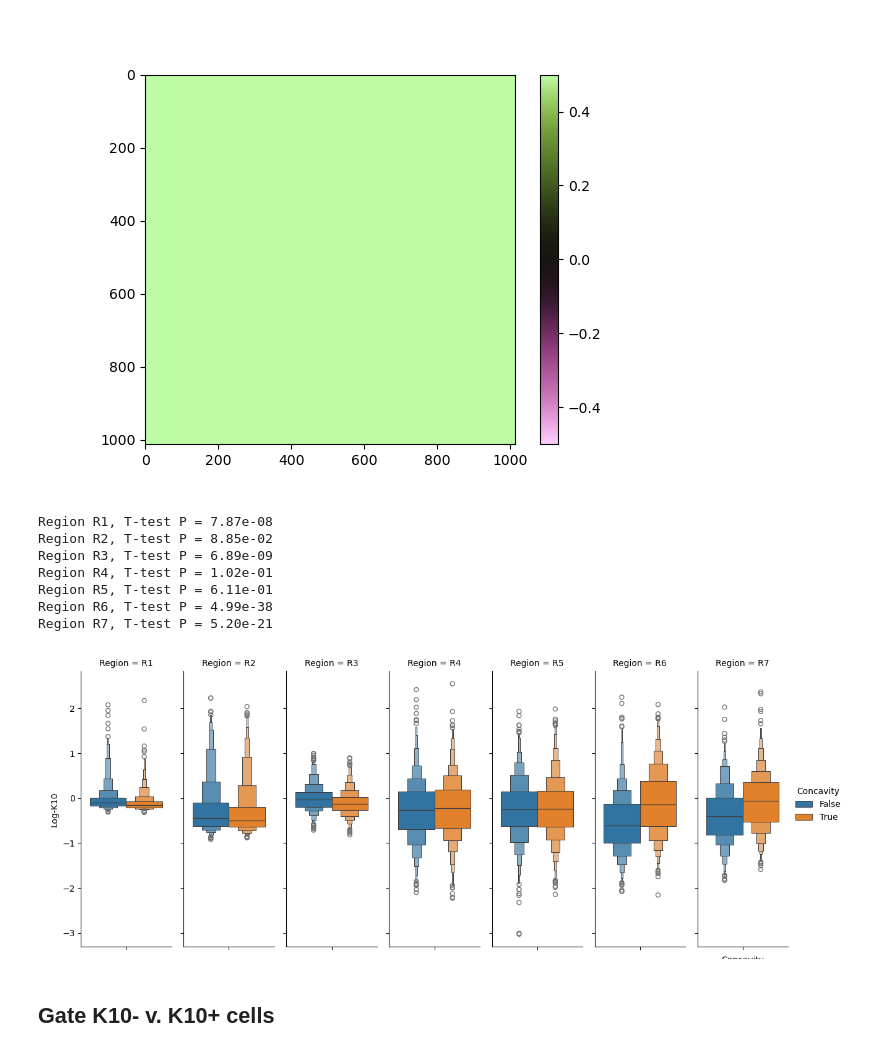
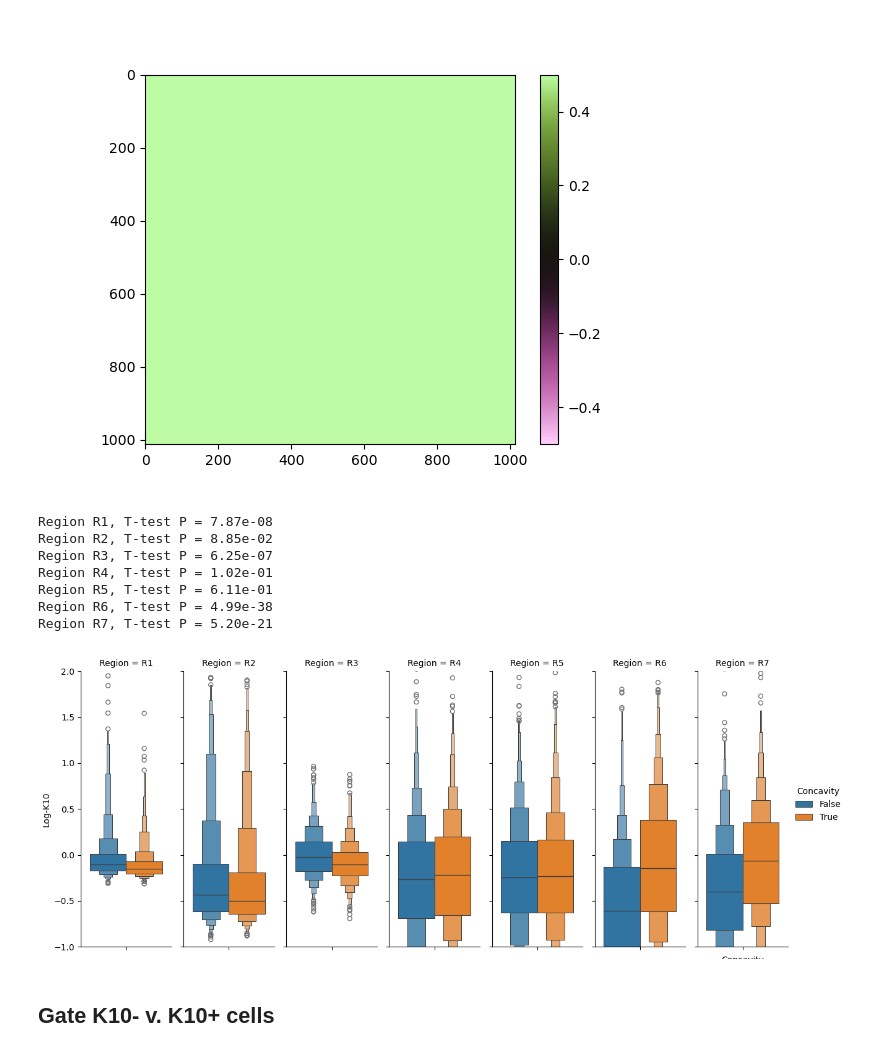
Before and after one commit to xies/mouse_skin_size_control, a Jupyter notebook: 2025_lineage_analysis/k10_analysis/reslice_k10_flat.ipynb, the cells around one changed output. Cells and saved outputs as stored; diff of their text form; code cells hidden in the pictures.

```diff
--- a/2025_lineage_analysis/k10_analysis/reslice_k10_flat.ipynb
+++ b/2025_lineage_analysis/k10_analysis/reslice_k10_flat.ipynb
@@ -31,7 +31,7 @@ dirnames = {'R1':'/Users/xies/Library/CloudStorage/OneDrive-Stanford/Skin/Two ph
             'R2':'/Users/xies/Library/CloudStorage/OneDrive-Stanford/Skin/Two photon/Shared/K10 paw/K10-R2/Uncropped',
             'R5':'/Users/xies/Library/CloudStorage/OneDrive-Stanford/Skin/Two photon/Shared/K10 paw/K10-R4/Cropped',
             'R4':'/Users/xies/Library/CloudStorage/OneDrive-Stanford/Skin/Two photon/Shared/K10 paw/K10-R7/Cropped',
-           'R3':'/Users/xies/Library/CloudStorage/OneDrive-Stanford/Skin/Two photon/Shared/K10 paw/Time course/Prelim analysis',
+           'R3':'/Users/xies/Library/CloudStorage/OneDrive-Stanford/Skin/Two photon/Shared/K10 paw/Time course/Prelim analysis/t3',
            'R6':'/Users/xies/Library/CloudStorage/OneDrive-Stanford/Skin/Two photon/Shared/K10 paw/K10-R3/Cropped',
            'R7':'/Users/xies/Library/CloudStorage/OneDrive-Stanford/Skin/Two photon/Shared/K10 paw/K10-R6/Cropped'}
 
@@ -192,10 +196,10 @@ stackview.switch( {'K10':mean_curvature.T,'mem':k10_resliced},
 # %% [output]
 HBox(children=(VBox(children=(VBox(children=(HBox(children=(VBox(children=(ImageWidget(height=427, width=427),…
 # %%
-for region,dirname in dirnames.items():
-    filelist = glob(path.join(dirname,'mem_resliced_basal_seg.npy'))
-    m = np.load(filelist[0],allow_pickle=True).item()['masks']
-    io.imsave(path.join(dirname,'cp_masks_raw.tif'),m)
+# for region,dirname in dirnames.items():
+#     filelist = glob(path.join(dirname,'mem_resliced_basal_seg.npy'))
+#     m = np.load(filelist[0],allow_pickle=True).item()['masks']
+#     io.imsave(path.join(dirname,'cp_masks_raw.tif'),m)
 
 masks = {}
 for region,dirname in dirnames.items():
@@ -359,22 +363,23 @@ plt.savefig('/Users/xies/Desktop/vanimo.svg')
 # %%
 all_df['Concavity'] = all_df['curvature'] > 0
 sb.catplot(all_df,hue='Concavity',y='Log-K10',col='Region',sharey=True,kind='boxen',
           aspect=0.35,col_order=['R1','R2','R3','R4','R5','R6','R7'])
+plt.ylim([-1,2])
 plt.xlabel('Concavity')
 plt.savefig('/Users/xies/Library/CloudStorage/OneDrive-Stanford/Skin/Two photon/Shared/K10 paw/Figures/k1o_concavity_catplot_by_region.svg')
 
 for name,df in all_df.groupby('Region'):
     R,P = ttest_from_groupby(df,field2group='Concavity',field2test='Log-K10')
     print(f'Region {name}, T-test P = {P:.2e}')
 # %% [output]
 Region R1, T-test P = 7.87e-08
 Region R2, T-test P = 8.85e-02
-Region R3, T-test P = 6.89e-09
+Region R3, T-test P = 6.25e-07
 Region R4, T-test P = 1.02e-01
 Region R5, T-test P = 6.11e-01
 Region R6, T-test P = 4.99e-38
 Region R7, T-test P = 5.20e-21
-[figure, old version]
+[figure, new version]
 # %% [markdown]
 ## Gate K10- v. K10+ cells
 # %%
```
Also changed, not shown: parts of 6 cells of this notebook, 3 other files.
